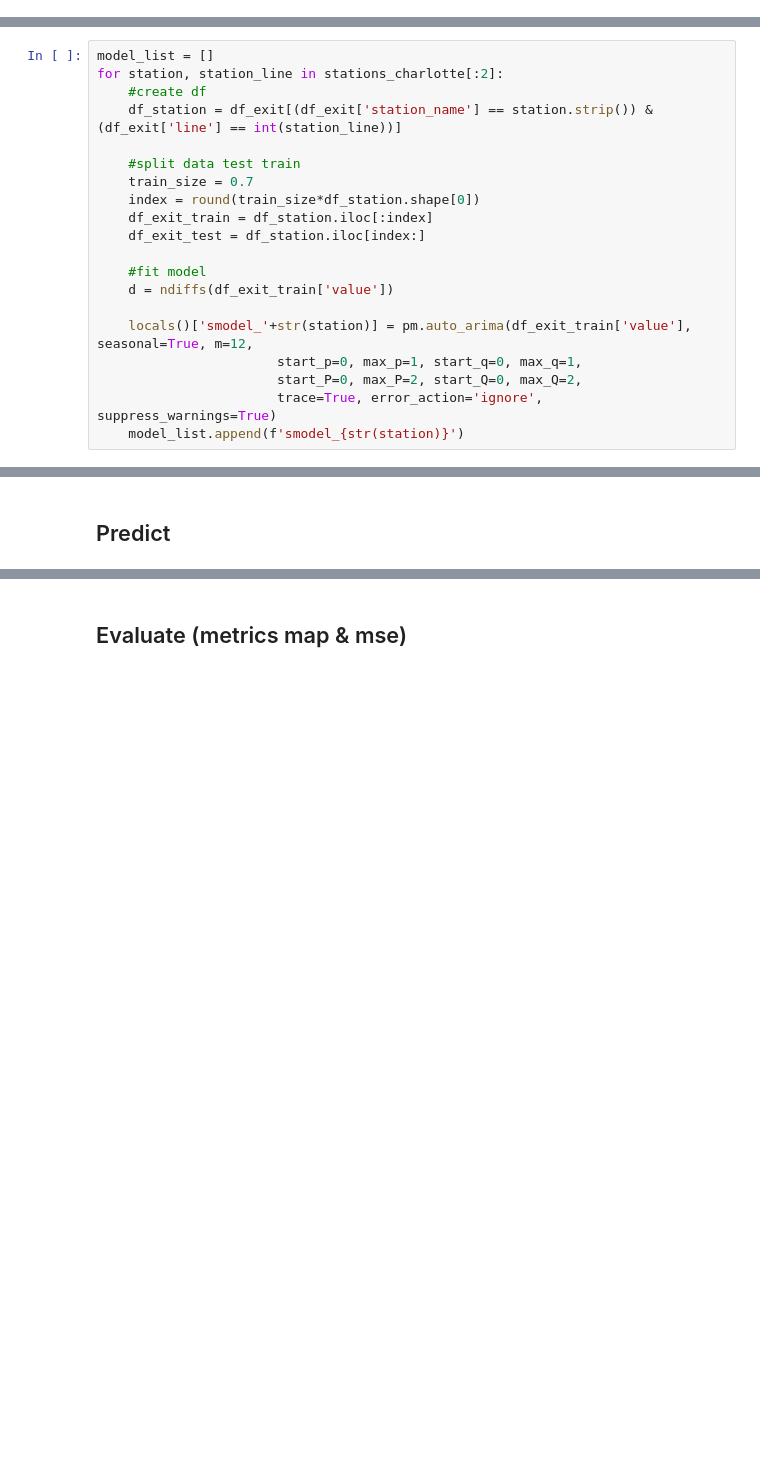
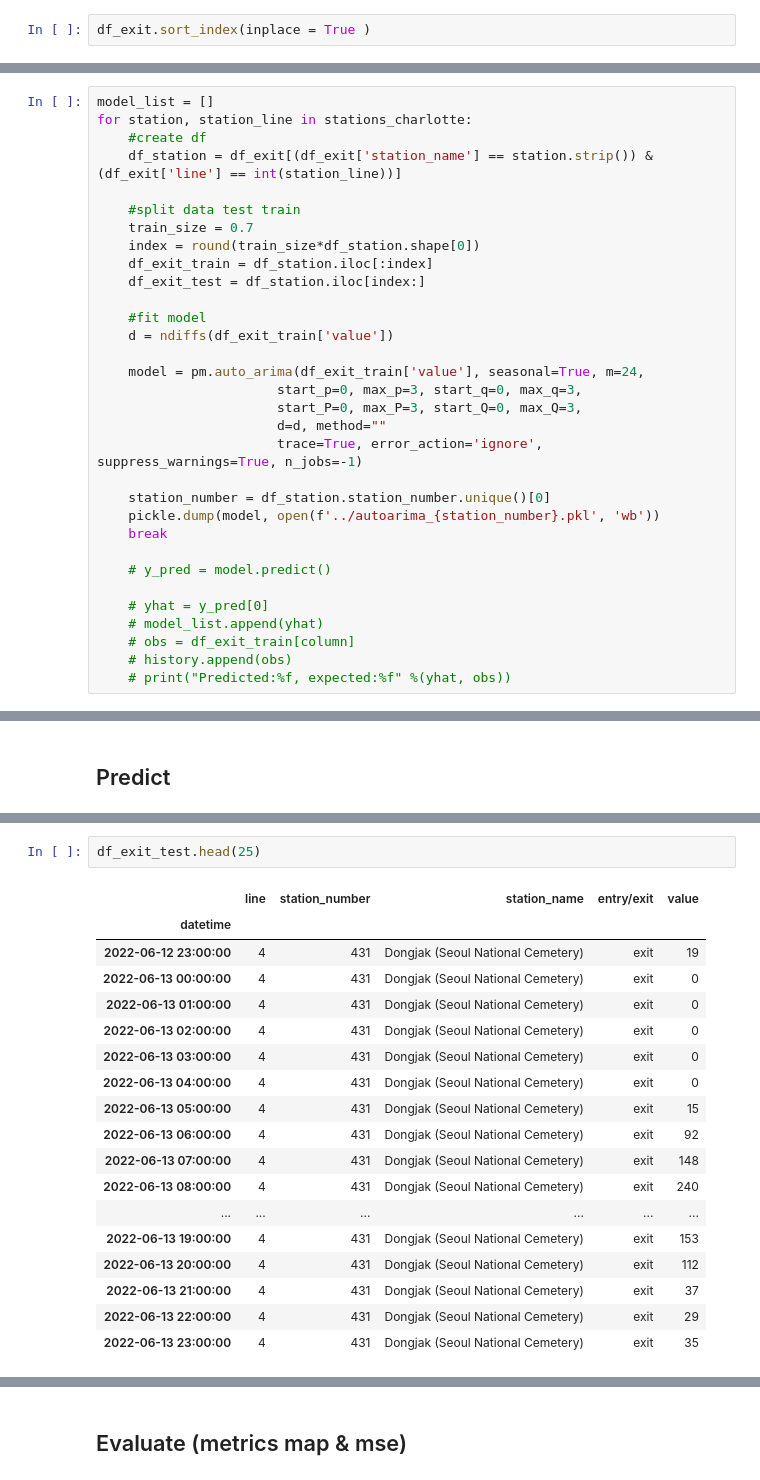
Before and after one commit to Arizona3000/metro_seoul, a Jupyter notebook: notebooks/baseline_model.ipynb, the cells around one changed output, grey strips where cells are left out. Saved outputs shown, nothing was run; the diff lists cells and outputs as text; blank space fills up the shorter version.

```diff
--- a/notebooks/baseline_model.ipynb
+++ b/notebooks/baseline_model.ipynb
@@ -201,3 +213,5 @@ for station, station_line in stations[:1]:
     print(station, station_line)
 # %% [output]
 Achasan(Rear Entrance to Seoul Children's Grand Park) 5
+# %%
+df_exit.sort_index(inplace = True )
@@ -204,6 +223,6 @@ Achasan(Rear Entrance to Seoul Children's Grand Park) 5
 # %%
 model_list = []
-for station, station_line in stations_charlotte[:2]:
+for station, station_line in stations_charlotte:
     #create df
     df_station = df_exit[(df_exit['station_name'] == station.strip()) & (df_exit['line'] == int(station_line))]
 
@@ -216,10 +235,22 @@ for station, station_line in stations_charlotte[:2]:
     #fit model
     d = ndiffs(df_exit_train['value'])
 
-    locals()['smodel_'+str(station)] = pm.auto_arima(df_exit_train['value'], seasonal=True, m=12,
-                       start_p=0, max_p=1, start_q=0, max_q=1,
-                       start_P=0, max_P=2, start_Q=0, max_Q=2,
-                       trace=True, error_action='ignore', suppress_warnings=True)
-    model_list.append(f'smodel_{str(station)}')
+    model = pm.auto_arima(df_exit_train['value'], seasonal=True, m=24,
+                       start_p=0, max_p=3, start_q=0, max_q=3,
+                       start_P=0, max_P=3, start_Q=0, max_Q=3,
+                       d=d, method=""
+                       trace=True, error_action='ignore', suppress_warnings=True, n_jobs=-1)
+
+    station_number = df_station.station_number.unique()[0]
+    pickle.dump(model, open(f'../autoarima_{station_number}.pkl', 'wb'))
+    break
+
+    # y_pred = model.predict()
+
+    # yhat = y_pred[0]
+    # model_list.append(yhat)
+    # obs = df_exit_train[column]
+    # history.append(obs)
+    # print("Predicted:%f, expected:%f" %(yhat, obs))
 # %% [output]
 Performing stepwise search to minimize aic
@@ -255,0 +337,21 @@ df_station
+# %%
+df_exit_test.head(25)
+# %% [output]
+|  | line | station_number | station_name | entry/exit | value |
+| datetime |  |  |  |  |  |
+| 2022-06-12 23:00:00 | 4 | 431 | Dongjak (Seoul National Cemetery) | exit | 19 |
+| 2022-06-13 00:00:00 | 4 | 431 | Dongjak (Seoul National Cemetery) | exit | 0 |
+| 2022-06-13 01:00:00 | 4 | 431 | Dongjak (Seoul National Cemetery) | exit | 0 |
+| 2022-06-13 02:00:00 | 4 | 431 | Dongjak (Seoul National Cemetery) | exit | 0 |
+| 2022-06-13 03:00:00 | 4 | 431 | Dongjak (Seoul National Cemetery) | exit | 0 |
+| 2022-06-13 04:00:00 | 4 | 431 | Dongjak (Seoul National Cemetery) | exit | 0 |
+| 2022-06-13 05:00:00 | 4 | 431 | Dongjak (Seoul National Cemetery) | exit | 15 |
+| 2022-06-13 06:00:00 | 4 | 431 | Dongjak (Seoul National Cemetery) | exit | 92 |
+| 2022-06-13 07:00:00 | 4 | 431 | Dongjak (Seoul National Cemetery) | exit | 148 |
+| 2022-06-13 08:00:00 | 4 | 431 | Dongjak (Seoul National Cemetery) | exit | 240 |
+| ... | ... | ... | ... | ... | ... |
+| 2022-06-13 19:00:00 | 4 | 431 | Dongjak (Seoul National Cemetery) | exit | 153 |
+| 2022-06-13 20:00:00 | 4 | 431 | Dongjak (Seoul National Cemetery) | exit | 112 |
+| 2022-06-13 21:00:00 | 4 | 431 | Dongjak (Seoul National Cemetery) | exit | 37 |
+| 2022-06-13 22:00:00 | 4 | 431 | Dongjak (Seoul National Cemetery) | exit | 29 |
+| 2022-06-13 23:00:00 | 4 | 431 | Dongjak (Seoul National Cemetery) | exit | 35 |
```
Also changed, not shown: parts of 15 cells of this notebook, 1 other file.
